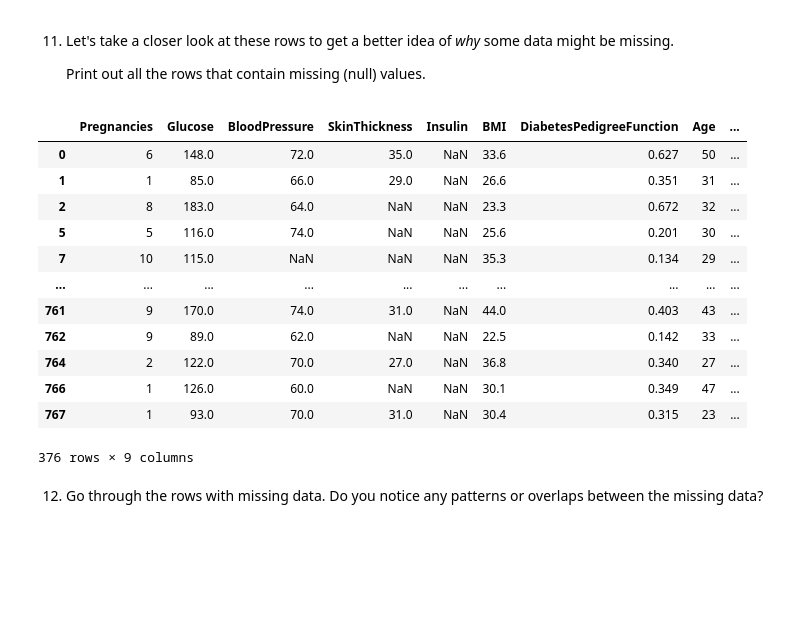
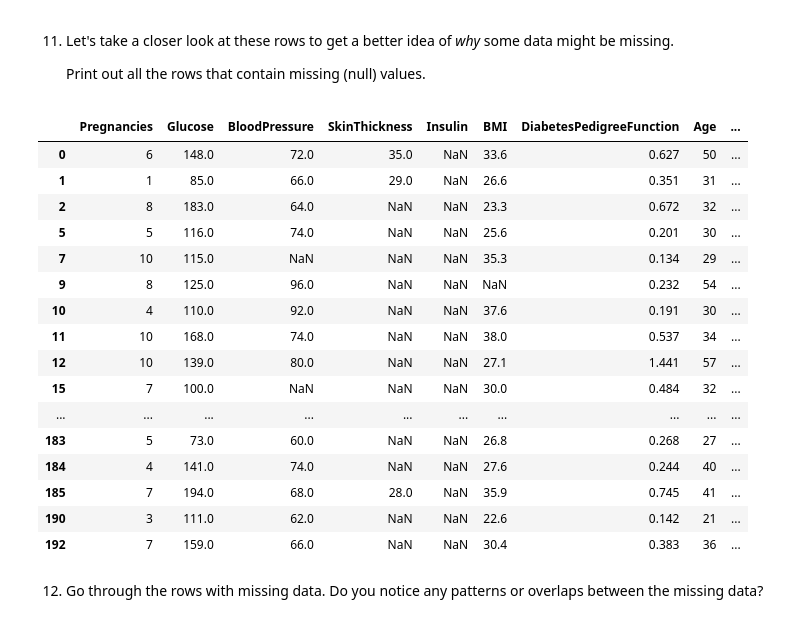
Before and after one commit to gboness/diagnosing_diabetes_EDA, a Jupyter notebook: EDA Diagnosing Diabetes.ipynb, the cells around one changed output. Drawn from its saved outputs; the diff is of its cells as text; code cells hidden in the pictures; blank space fills up the shorter version.

```diff
--- a/EDA Diagnosing Diabetes.ipynb
+++ b/EDA Diagnosing Diabetes.ipynb
@@ -153,21 +153,25 @@ diabetes_data.isnull().values.sum()
 # %%
 # print rows with missing values
 is_null_temp = diabetes_data[diabetes_data.isnull().any(axis=1)]
-is_null_temp
+is_null_temp.head(100)
 # %% [output]
 |  | Pregnancies | Glucose | BloodPressure | SkinThickness | Insulin | BMI | DiabetesPedigreeFunction | Age | ... |
 | 0 | 6 | 148.0 | 72.0 | 35.0 | NaN | 33.6 | 0.627 | 50 | ... |
 | 1 | 1 | 85.0 | 66.0 | 29.0 | NaN | 26.6 | 0.351 | 31 | ... |
 | 2 | 8 | 183.0 | 64.0 | NaN | NaN | 23.3 | 0.672 | 32 | ... |
 | 5 | 5 | 116.0 | 74.0 | NaN | NaN | 25.6 | 0.201 | 30 | ... |
 | 7 | 10 | 115.0 | NaN | NaN | NaN | 35.3 | 0.134 | 29 | ... |
+| 9 | 8 | 125.0 | 96.0 | NaN | NaN | NaN | 0.232 | 54 | ... |
+| 10 | 4 | 110.0 | 92.0 | NaN | NaN | 37.6 | 0.191 | 30 | ... |
+| 11 | 10 | 168.0 | 74.0 | NaN | NaN | 38.0 | 0.537 | 34 | ... |
+| 12 | 10 | 139.0 | 80.0 | NaN | NaN | 27.1 | 1.441 | 57 | ... |
+| 15 | 7 | 100.0 | NaN | NaN | NaN | 30.0 | 0.484 | 32 | ... |
 | ... | ... | ... | ... | ... | ... | ... | ... | ... | ... |
-| 761 | 9 | 170.0 | 74.0 | 31.0 | NaN | 44.0 | 0.403 | 43 | ... |
-| 762 | 9 | 89.0 | 62.0 | NaN | NaN | 22.5 | 0.142 | 33 | ... |
-| 764 | 2 | 122.0 | 70.0 | 27.0 | NaN | 36.8 | 0.340 | 27 | ... |
-| 766 | 1 | 126.0 | 60.0 | NaN | NaN | 30.1 | 0.349 | 47 | ... |
-| 767 | 1 | 93.0 | 70.0 | 31.0 | NaN | 30.4 | 0.315 | 23 | ... |
+| 183 | 5 | 73.0 | 60.0 | NaN | NaN | 26.8 | 0.268 | 27 | ... |
+| 184 | 4 | 141.0 | 74.0 | NaN | NaN | 27.6 | 0.244 | 40 | ... |
+| 185 | 7 | 194.0 | 68.0 | 28.0 | NaN | 35.9 | 0.745 | 41 | ... |
+| 190 | 3 | 111.0 | 62.0 | NaN | NaN | 22.6 | 0.142 | 21 | ... |
+| 192 | 7 | 159.0 | 66.0 | NaN | NaN | 30.4 | 0.383 | 36 | ... |
-376 rows × 9 columns
 # %% [markdown]
 12. Go through the rows with missing data. Do you notice any patterns or overlaps between the missing data?
 # %% [markdown]
```
Also changed, not shown: parts of 2 cells of this notebook.
